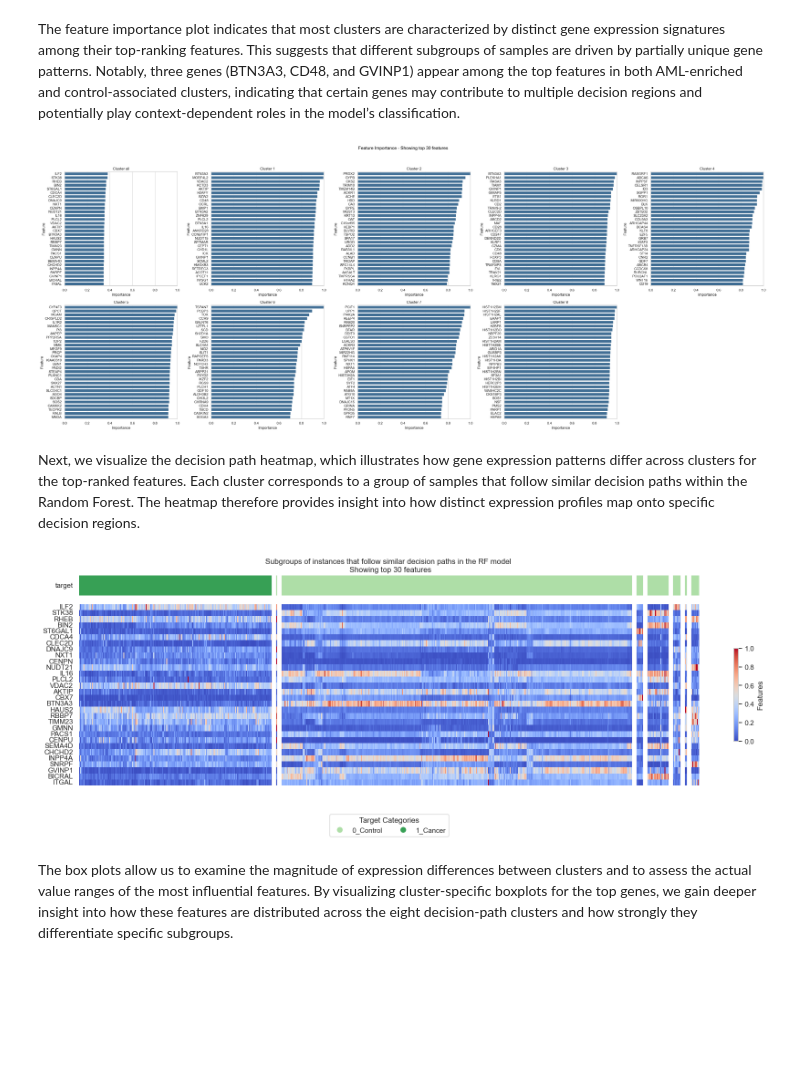
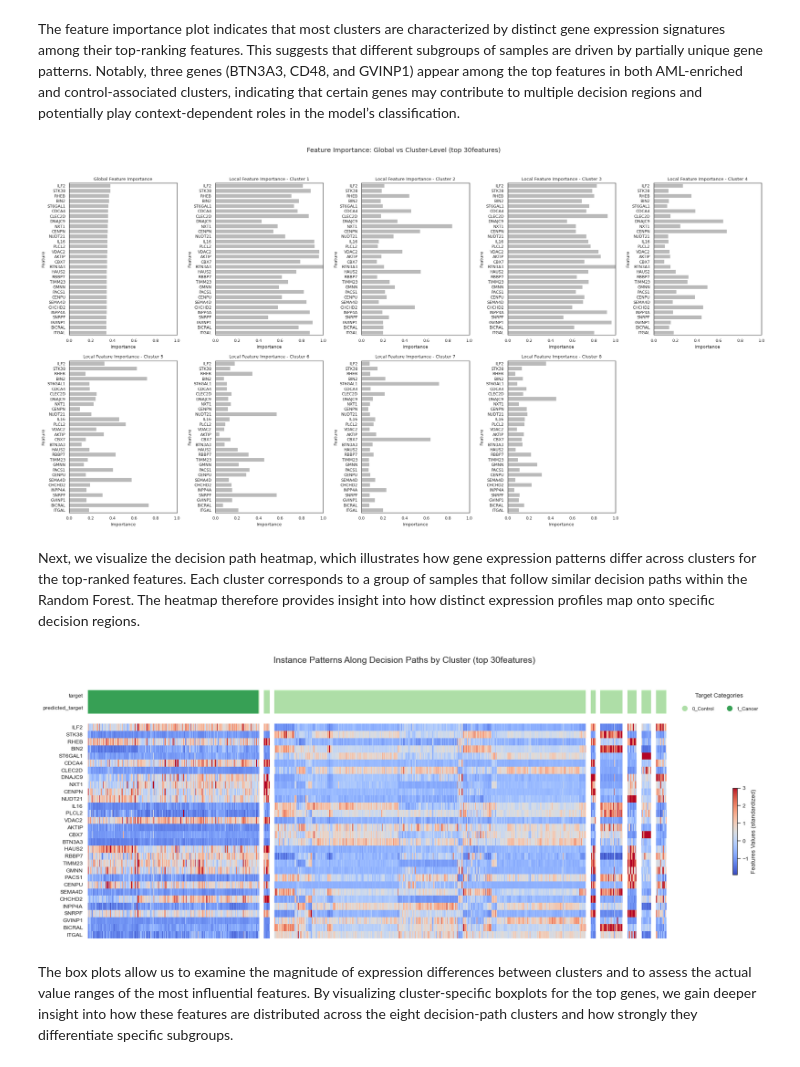
Before and after one commit to aseuteurideu/xai-tutorials, a Jupyter notebook: xai-for-random-forest/Bio-7-HandsOn_AML_XAI.ipynb, the cells around one changed output. Saved outputs shown, nothing was run; the diff lists cells and outputs as text; code cells hidden in the pictures; blank space fills up the shorter version.

```diff
--- a/xai-for-random-forest/Bio-7-HandsOn_AML_XAI.ipynb
+++ b/xai-for-random-forest/Bio-7-HandsOn_AML_XAI.ipynb
@@ -319,8 +318,8 @@ These cluster-specific and global importance scores highlight which genes are mo
 feature_importance = forest_guided_feature_importance(
     X=X_train,
     y=y_train,
-    cluster_labels=fgc.cluster_labels,
-    model_type=fgc.model_type,
+    y_pred=rf_model.predict(X_train),
+    cluster_labels=fgc.cluster_labels[fgc.best_k],
     feature_importance_distance_metric="wasserstein",
 )
 # %% [output]
@@ -336,25 +335,29 @@ The feature importance plot indicates that most clusters are characterized by di
 # %%
 # plot top 30 globally important features
 plot_forest_guided_feature_importance(
     feature_importance_local=feature_importance.feature_importance_local,
     feature_importance_global=feature_importance.feature_importance_global,
     top_n=top_n,
     num_cols=5,
+    reorder=True,
 )
 # %% [output]
-[figure, old version]
+[figure, new version]
 # %% [markdown]
 Next, we visualize the decision path heatmap, which illustrates how gene expression patterns differ across clusters for the top-ranked features. Each cluster corresponds to a group of samples that follow similar decision paths within the Random Forest. The heatmap therefore provides insight into how distinct expression profiles map onto specific decision regions.
 # %%
 plot_forest_guided_decision_paths(
     data_clustering=feature_importance.data_clustering,
+    feature_importance_global=feature_importance.feature_importance_global,
+    feature_importance_local=feature_importance.feature_importance_local,
     model_type=fgc.model_type,
     top_n=top_n,
-    distributions=False,
-    heatmap=True,
+    draw_heatmap=True,
+    draw_distributions=False,
+    draw_dotplot=False,
 )
 # %% [output]
-[figure, old version]
+[figure, new version]
 # %% [markdown]
 The box plots allow us to examine the magnitude of expression differences between clusters and to assess the actual value ranges of the most influential features. By visualizing cluster-specific boxplots for the top genes, we gain deeper insight into how these features are distributed across the eight decision-path clusters and how strongly they differentiate specific subgroups.
 # %%
```
Also changed, not shown: parts of 11 cells of this notebook, 1 other file.
